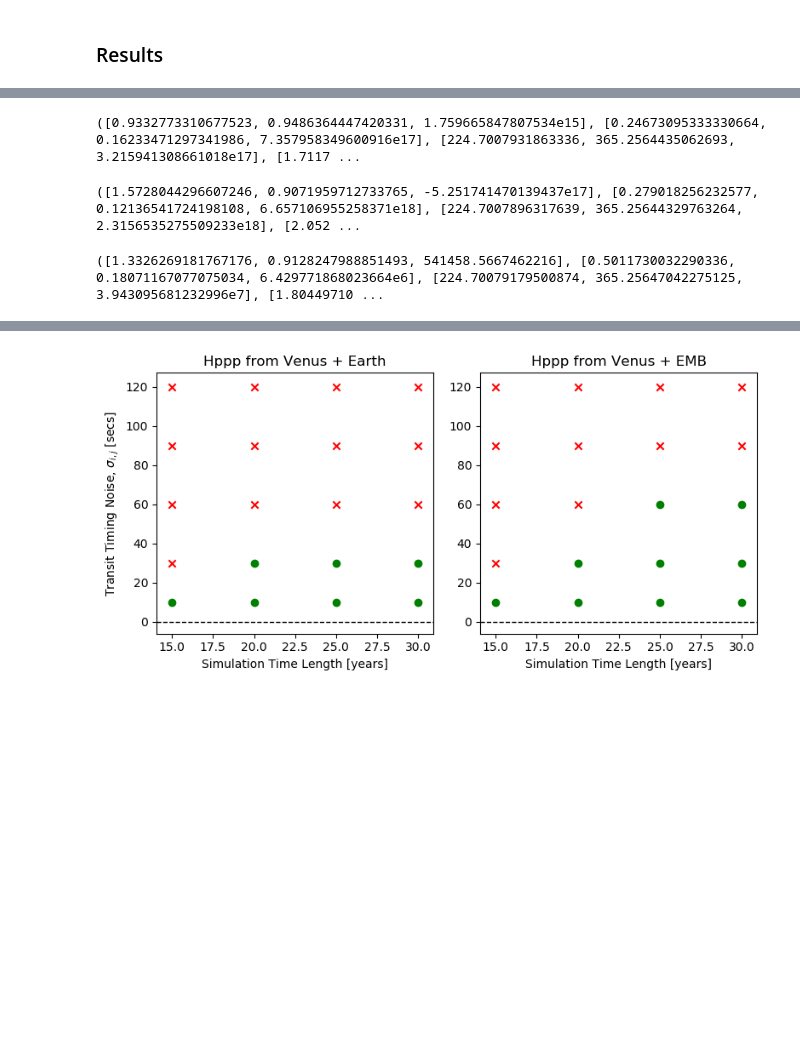
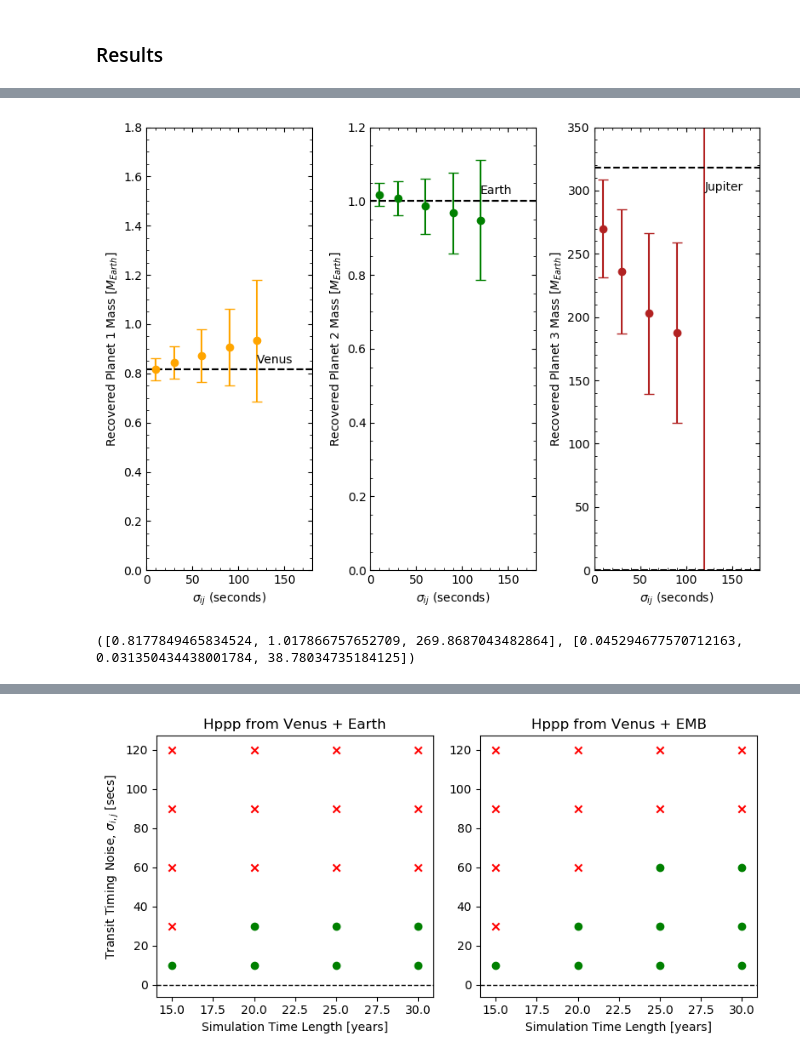
Before and after one commit to bmlindor/ttv_ss, a Jupyter notebook: runs.ipynb, the cells around one changed output, grey strips where cells are left out. Cells and saved outputs as stored; diff of their text form; code cells hidden in the pictures; blank space fills up the shorter version.

```diff
--- a/runs.ipynb
+++ b/runs.ipynb
@@ -86,28 +122,17 @@ plot_effect (generic function with 4 methods)
 # %%
-# M10, M10_er, P10, P10_er = print_vals(10.0,30.0,"EMB","p3")
-# M30, M30_er, P30, P30_er = print_vals(30.0,30.0,"EMB","p3")
-# M60, M60_er, P60, P60_er = print_vals(60.0,30.0,"EMB","p3")
-# M90, M90_er, P90, P90_er = print_vals(90.0,30.0,"EMB","p3")
-M120, M120_er, P120, P120_er = print_vals(120.0,30.0,"EMB","p3")
-# plot_effect("o",true)
+M10, M10_er = get_vals(10.0,30.0,"EMB","p3")
+M30, M30_er = get_vals(30.0,30.0,"EMB","p3")
+M60, M60_er = get_vals(60.0,30.0,"EMB","p3")
+M90, M90_er = get_vals(90.0,30.0,"EMB","p3")
+M120, M120_er = get_vals(120.0,30.0,"EMB","p3")
+noise_vs_mass("o",true)
 # %% [output]
-([0.9332773310677523, 0.9486364447420331, 1.759665847807534e15], [0.24673095333330664, 0.16233471297341986, 7.357958349600916e17], [224.7007931863336, 365.2564435062693, 3.215941308661018e17], [1.7117 ...
+[figure, added]
-# %%
-# M10, M10_er, P10, P10_er = print_vals(10.0,30.0,"noEMB","p3")
-# M30, M30_er, P30, P30_er = print_vals(30.0,30.0,"noEMB","p3")
-# M60, M60_er, P60, P60_er = print_vals(60.0,30.0,"noEMB","p3")
-# M90, M90_er, P90, P90_er = print_vals(90.0,30.0,"noEMB","p3")
-M120, M120_er, P120, P120_er = print_vals(120.0,30.0,"noEMB","p3")
-# plot_effect(".",true)
-# %% [output]
-([1.5728044296607246, 0.9071959712733765, -5.251741470139437e17], [0.279018256232577, 0.12136541724198108, 6.657106955258371e18], [224.7007896317639, 365.25644329763264, 2.3156535275509233e18], [2.052 ...
-# %%
-# M10, M10_er, P10, P10_er = print_vals(10.0,30.0,"noEMB","moon")
-# M30, M30_er, P30, P30_er = print_vals(30.0,30.0,"noEMB","moon")
-# M60, M60_er, P60, P60_er = print_vals(60.0,30.0,"noEMB","moon")
-# M90, M90_er, P90, P90_er = print_vals(90.0,30.0,"noEMB","moon")
-M120, M120_er, P120, P120_er = print_vals(120.0,30.0,"noEMB","moon")
-# plot_effect("s",true)
-# %% [output]
-([1.3326269181767176, 0.9128247988851493, 541458.5667462216], [0.5011730032290336, 0.18071167077075034, 6.429771868023664e6], [224.70079179500874, 365.25647042275125, 3.943095681232996e7], [1.80449710 ...
+# %%
+M15, M15_er = get_vals(10.0,15.0,"EMB","p3")
+M20, M20_er = get_vals(10.0,20.0,"EMB","p3")
+M25, M25_er = get_vals(10.0,25.0,"EMB","p3")
+M30, M30_er = get_vals(10.0,30.0,"EMB","p3")
+# %% [output]
+([0.8177849465834524, 1.017866757652709, 269.8687043482864], [0.045294677570712163, 0.031350434438001784, 38.78034735184125])
 # %%
```
Also changed, not shown: parts of 10 cells of this notebook, 4 other files.
